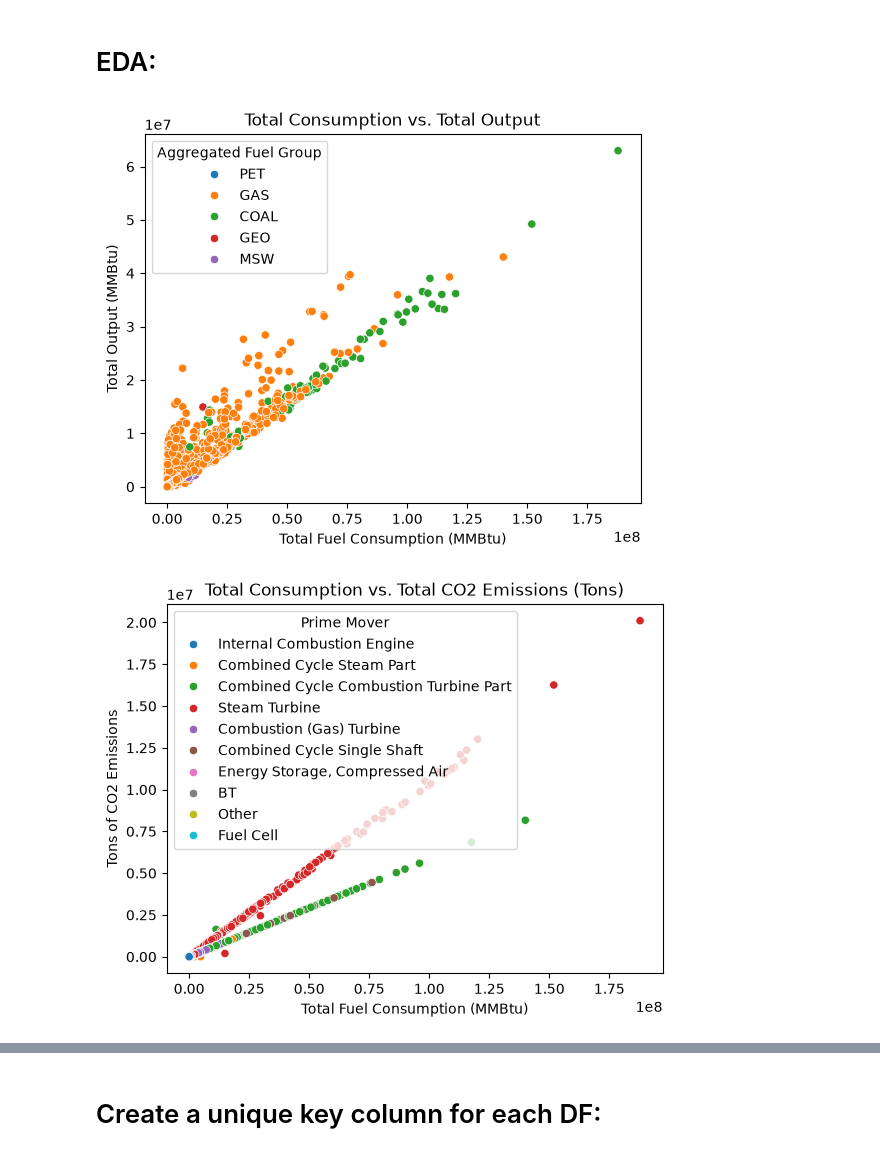
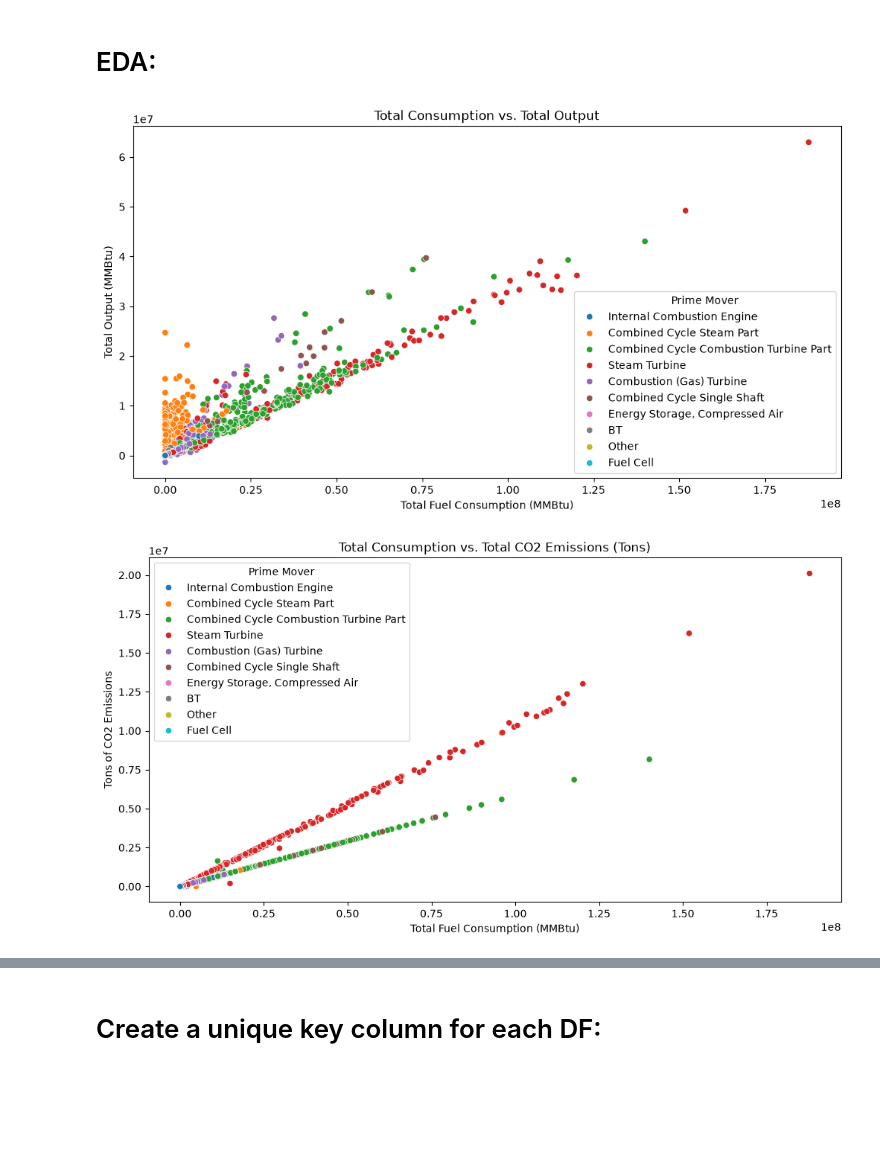
Before and after one commit to MaxwellCooper1/Machine-Learning-Final-Project, a Jupyter notebook: merged_plant_pollution.ipynb, the cells around one changed output, grey strips where cells are left out. Saved outputs shown, nothing was run; the diff lists cells and outputs as text; code cells hidden in the pictures; blank space fills up the shorter version.

Commit message:
Adjusted Graph Sizes

```diff
--- a/merged_plant_pollution.ipynb
+++ b/merged_plant_pollution.ipynb
@@ -69,17 +69,21 @@ NOx_df['Prime Mover'] = NOx_df['Prime Mover'].replace(pm_replace_map)
 # %% [markdown]
 # EDA:
 # %%
-sns.scatterplot(data=CO2_clean, x="Total Fuel Consumption (MMBtu)", y="Total Output (MMBtu)", hue='Aggregated Fuel Group')
+fig, ax = plt.subplots(figsize=(12, 6))
+
+sns.scatterplot(data=CO2_df, x="Total Fuel Consumption (MMBtu)", y="Total Output (MMBtu)", hue='Prime Mover')
 
 plt.title("Total Consumption vs. Total Output")
 plt.show()
 # %% [output]
-[figure, old version]
+[figure, new version]
 # %%
+fig, ax = plt.subplots(figsize=(12, 6))
+
 sns.scatterplot(data=CO2_df, x="Total Fuel Consumption (MMBtu)", y="Tons of CO2 Emissions", hue='Prime Mover')
 
 plt.title("Total Consumption vs. Total CO2 Emissions (Tons)")
 plt.show()
 # %% [output]
-[figure, old version]
+[figure, new version]
 # %%
```
Also changed, not shown: parts of 2 cells of this notebook.
